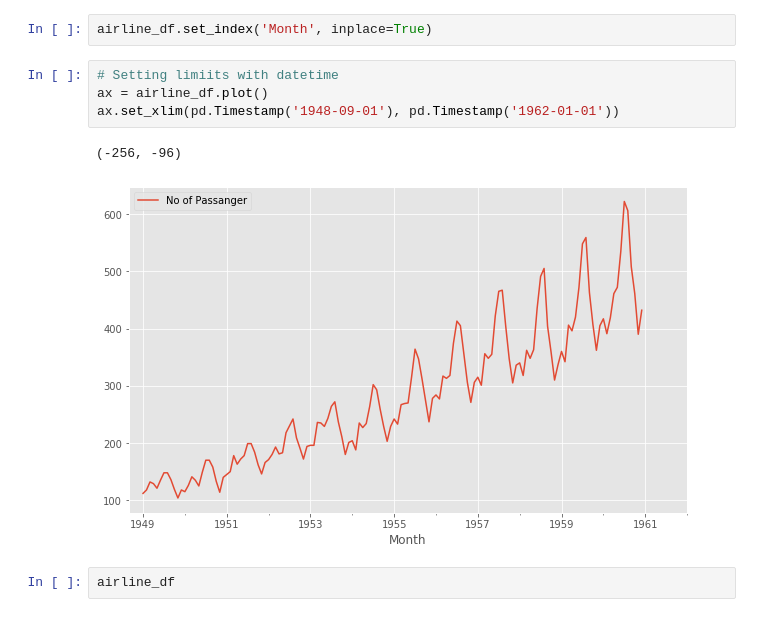
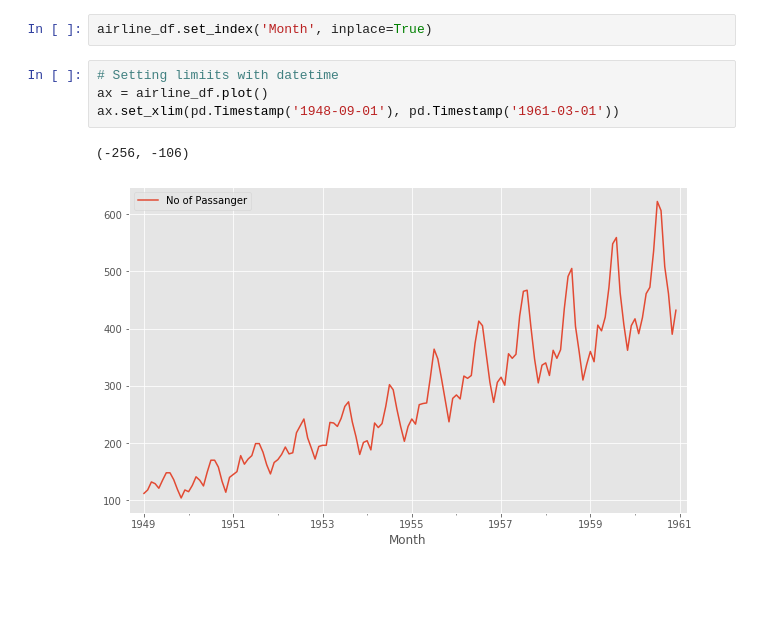
Before and after one commit to PacktPublishing/-Time-Series-Forecasting-with-Python-3.X, a Jupyter notebook: section 1/1.4Time Series Data Exploration.ipynb, the cells around one changed output. Saved outputs shown, nothing was run; the diff lists cells and outputs as text; blank space fills up the shorter version.

```diff
--- a/section 1/1.4Time Series Data Exploration.ipynb
+++ b/section 1/1.4Time Series Data Exploration.ipynb
@@ -121,9 +161,7 @@ airline_df.set_index('Month', inplace=True)
 # %%
 # Setting limiits with datetime
 ax = airline_df.plot()
-ax.set_xlim(pd.Timestamp('1948-09-01'), pd.Timestamp('1962-01-01'))
+ax.set_xlim(pd.Timestamp('1948-09-01'), pd.Timestamp('1961-03-01'))
 # %% [output]
-(-256, -96)
+(-256, -106)
-[figure, old version]
+[figure, new version]
-# %%
-airline_df
```
Also changed, not shown: parts of 8 cells of this notebook.
